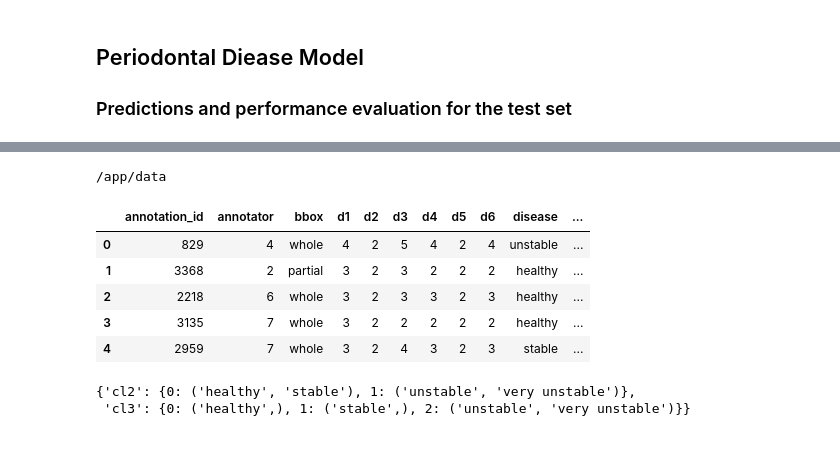
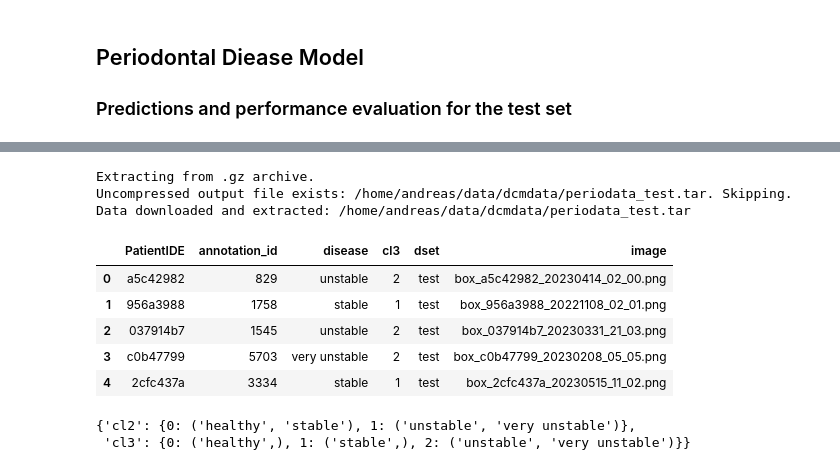
Before and after one commit to ccb-hms/periomodel, a Jupyter notebook: notebooks/test_perio1.ipynb, the cells around one changed output, grey strips where cells are left out. Drawn from its saved outputs; the diff is of its cells as text; code cells hidden in the pictures.

Commit message:
code for testing the model

```diff
--- a/notebooks/test_perio1.ipynb
+++ b/notebooks/test_perio1.ipynb
@@ -131,28 +137,38 @@ def im_show(im, figsize=(3, 3)):
 # %%
 # Directories
 # dcmdata
 # /n/data1/hms/ccb/projects/hsdm/data/dcmdata
+url = 'https://dsets.s3.amazonaws.com/classification_datasets/periodata_test.tar.gz'
 data_dir = os.environ.get('DATA_ROOT')
-# data_dir = os.path.join(os.environ.get('DATA_ROOT'), 'dcmdata')
-print(data_dir)
-image_dir = os.path.join(data_dir, 'dataset', 'periodata_240415')
-
-# Directory where we have the model log files and checkpoints for the trained model
-# model_dir = os.path.join(data_dir, 'model_trained', 'periotrain_240421B')
-model_dir = os.path.join(data_dir, 'model_trained', 'periotrain_240428')
-
-# Load patient split data
-patient_split_data_file = 'periodata_240415_split_ide.parquet'
-df = pd.read_parquet(os.path.join(image_dir, patient_split_data_file))
+output_file_path = FileOP().download_from_url(url=url, download_dir=data_dir)
+if os.path.isfile(output_file_path):
+    image_dir = os.path.join(data_dir,
+                              os.path.splitext(os.path.basename(output_file_path))[0])
+    Path(image_dir).mkdir(parents=True, exist_ok=True)
+    with tarfile.open(output_file_path) as tar:
+        tar.extractall(image_dir)
+print(f'Data downloaded and extracted: {output_file_path}')
+# Verify the downloaded data
+image_dir = os.path.join(image_dir, 'test')
+df_file = glob.glob(os.path.join(image_dir, '*.parquet'))
+if len(df_file) > 0:
+    df_file = df_file[0]
+    file_list = glob.glob(os.path.join(image_dir, '*.png'))
+    file_list_verified = [file for file in file_list if is_image(file)]
+else:
+    logger.warning(f'Missing .parquet data file in: {image_dir}')
+df = pd.read_parquet(df_file)
 display(df.head())
 # %% [output]
-/app/data
+Extracting from .gz archive.
+Uncompressed output file exists: /home/andreas/data/dcmdata/periodata_test.tar. Skipping.
+Data downloaded and extracted: /home/andreas/data/dcmdata/periodata_test.tar
-|  | annotation_id | annotator | bbox | d1 | d2 | d3 | d4 | d5 | d6 | disease | ... |
-| 0 | 829 | 4 | whole | 4 | 2 | 5 | 4 | 2 | 4 | unstable | ... |
-| 1 | 3368 | 2 | partial | 3 | 2 | 3 | 2 | 2 | 2 | healthy | ... |
-| 2 | 2218 | 6 | whole | 3 | 2 | 3 | 3 | 2 | 3 | healthy | ... |
-| 3 | 3135 | 7 | whole | 3 | 2 | 2 | 2 | 2 | 2 | healthy | ... |
-| 4 | 2959 | 7 | whole | 3 | 2 | 4 | 3 | 2 | 3 | stable | ... |
+|  | PatientIDE | annotation_id | disease | cl3 | dset | image |
+| 0 | a5c42982 | 829 | unstable | 2 | test | box_a5c42982_20230414_02_00.png |
+| 1 | 956a3988 | 1758 | stable | 1 | test | box_956a3988_20221108_02_01.png |
+| 2 | 037914b7 | 1545 | unstable | 2 | test | box_037914b7_20230331_21_03.png |
+| 3 | c0b47799 | 5703 | very unstable | 2 | test | box_c0b47799_20230208_05_05.png |
+| 4 | 2cfc437a | 3334 | stable | 1 | test | box_2cfc437a_20230515_11_02.png |
 # %%
 # Label assignments in data set
 label_dict = {}
```
Also changed, not shown: parts of 2 cells of this notebook.
